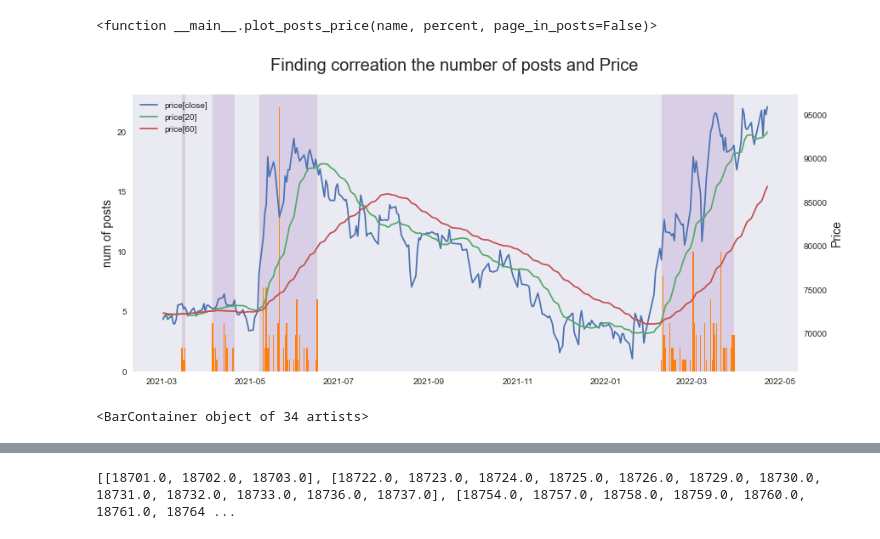
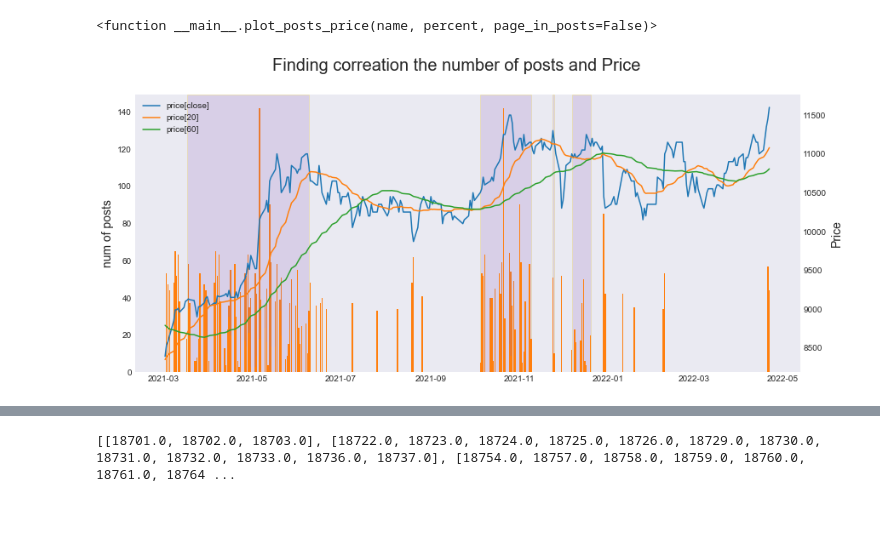
Before and after one commit to yangoos57/dataStudy, a Jupyter notebook: DA/ipywidget_plot.ipynb, the cells around one changed output, grey strips where cells are left out. Cells and saved outputs as stored; diff of their text form; code cells hidden in the pictures; blank space fills up the shorter version.

```diff
--- a/DA/ipywidget_plot.ipynb
+++ b/DA/ipywidget_plot.ipynb
@@ -82,7 +83,7 @@ interactive(children=(Dropdown(description='name', options=('DB손해보험', 'I
 <function __main__.plot_posts_price(name, percent, page_in_posts=False)>
 # %%
 from matplotlib.dates import date2num
-name ='SPC삼립'
+name ='기업은행'
 percent = 0.85
 
 total = pd.read_csv(
@@ -114,35 +115,31 @@ for i in range(len(finding_range[0])) :
     if i == 0 :
         k = date_to_num[:finding_range[0][i]+1]
     else :
         k = date_to_num[finding_range[0][i-1]+1 : finding_range[0][i]+1]
     if len(k) > 1 :
         range_days.append(k.tolist())
 
 
 ### 가격 plot
 fig, ax1 = plt.subplots(figsize=(14,6))
 fig.suptitle('Finding correation the number of posts and Price', fontsize=20)
 ax1.bar(c_sort.index,height=c_sort, color='tab:orange')
 ax1.tick_params(axis='y')
 ax1.set_ylabel('num of posts', fontsize=14)
 ax2 = ax1.twinx()
 ax2.set_ylabel('Price',fontsize=14)  # we already handled the x-label with ax1
 ax2.plot(sol_time,label='price[close]')
 ax2.tick_params(axis='y')
 ax2.plot(sol[BM]['20'], label='price[20]')
 ax2.plot(sol[BM]['60'], label='price[60]')
 ax2.grid(False)
 ax2.legend()
 for day in range_days :
     index_num =[]
     for i, num in enumerate(date_to_num) :
         if num in day :
             index_num.append(i)
     ax1.axvspan(day[0],day[-1], facecolor='tab:purple', edgecolor='gold', alpha=0.2)
     ax1.bar(day,height=c[index_num], color='tab:orange')
 # %% [output]
-[figure, old version]
+[figure, new version]
-# %%
-date_to_num
-# %% [output]
-<BarContainer object of 34 artists>
```
Also changed, not shown: parts of 4 cells of this notebook, 2 other files.
